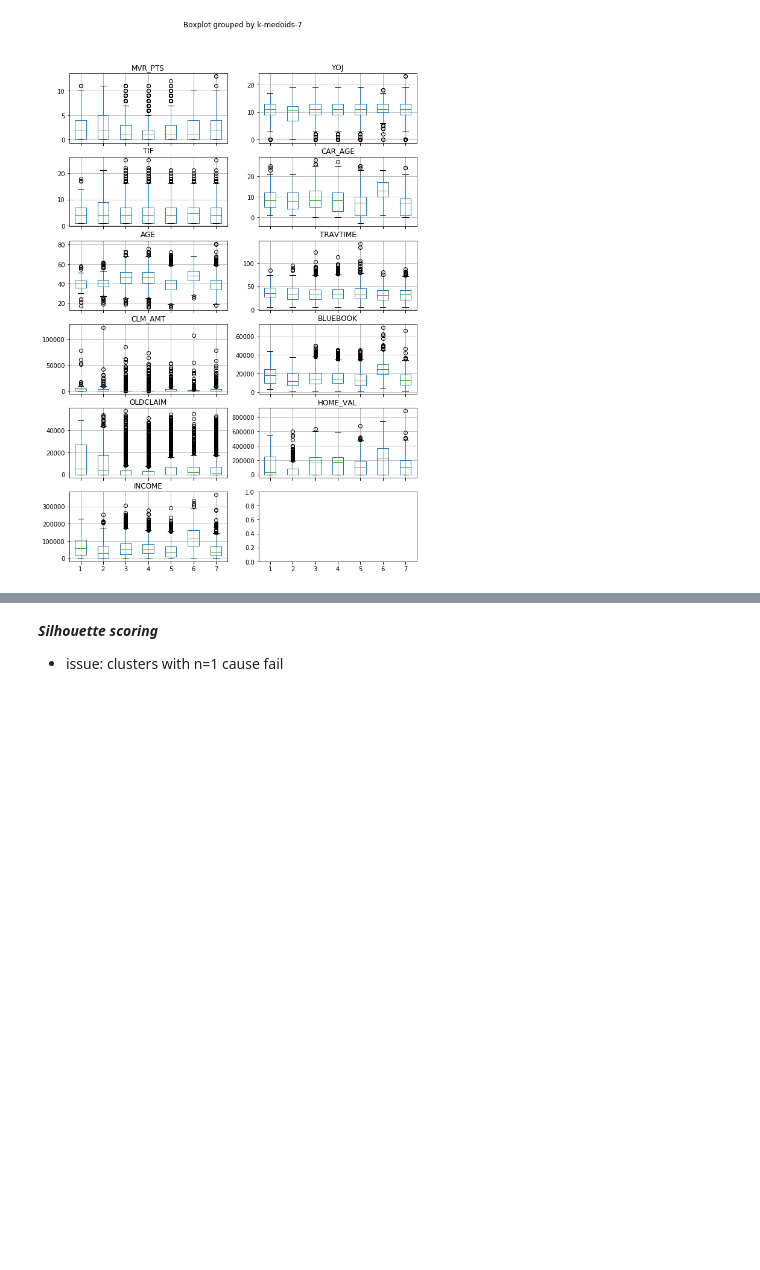
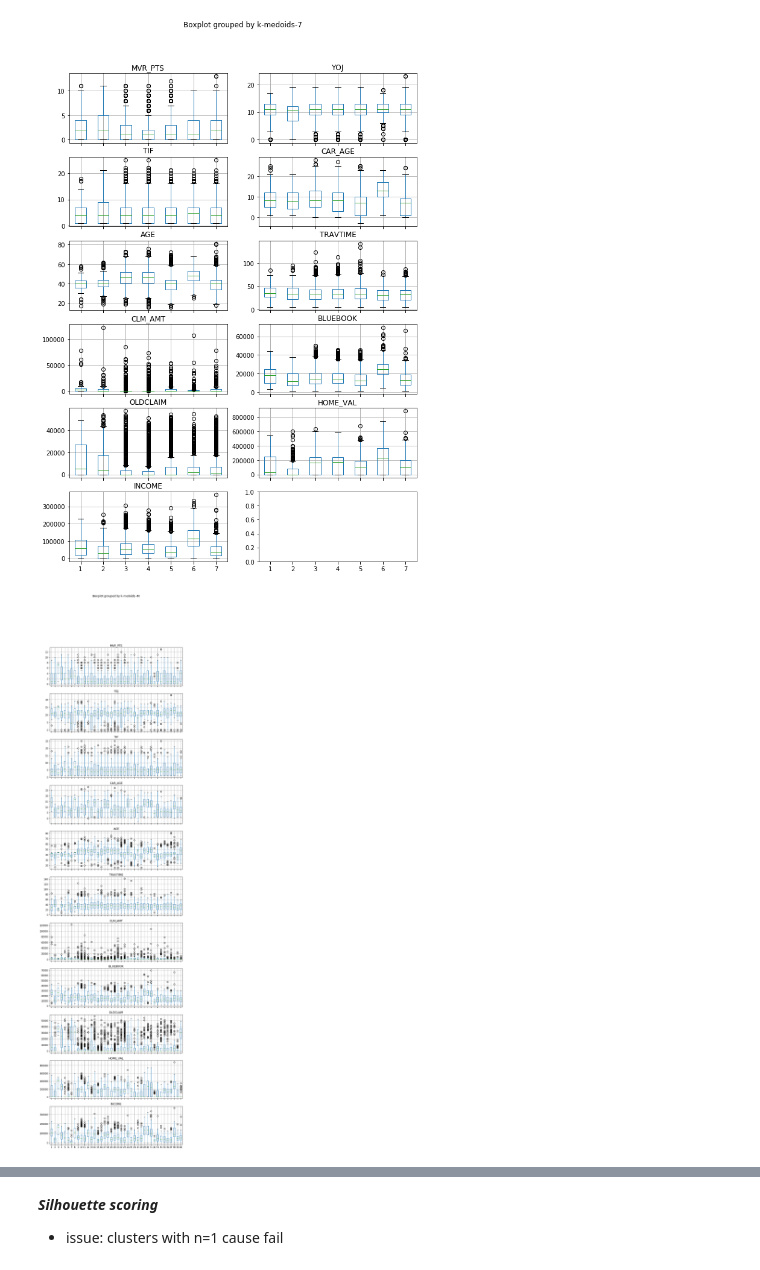
Before and after one commit to bpostance/learn_data_science, a Jupyter notebook: ML/2.3_Clustering/10-Clustering-Mixed-Data.ipynb, the cells around one changed output, grey strips where cells are left out. Drawn from its saved outputs; the diff is of its cells as text; code cells hidden in the pictures; blank space fills up the shorter version.

```diff
--- a/ML/2.3_Clustering/10-Clustering-Mixed-Data.ipynb
+++ b/ML/2.3_Clustering/10-Clustering-Mixed-Data.ipynb
@@ -368,6 +368,7 @@ plt.xticks(k_cand);
 [figure]
 # %%
 tdf['k-medoids-7'] =results[7]['k']
+tdf['k-medoids-40'] =results[40]['k']
 # %%
 fig,axs = plt.subplots(6,2,figsize=(10,15),sharex=True)
 
@@ -377,2 +379,11 @@ for ax,feat in zip(axs.flatten(),num_features):
 # %% [output]
 [figure]
+# %%
+fig,axs = plt.subplots(11,1,figsize=(10,40),sharex=True)
+
+for ax,feat in zip(axs.flatten(),num_features):
+    pd.plotting.boxplot(tdf,column=[feat],by='k-medoids-40',ax=ax)
+    ax.set_xlabel('')
+plt.tight_layout()
+# %% [output]
+[figure, added]
```
Also changed, not shown: parts of 2 cells of this notebook.
